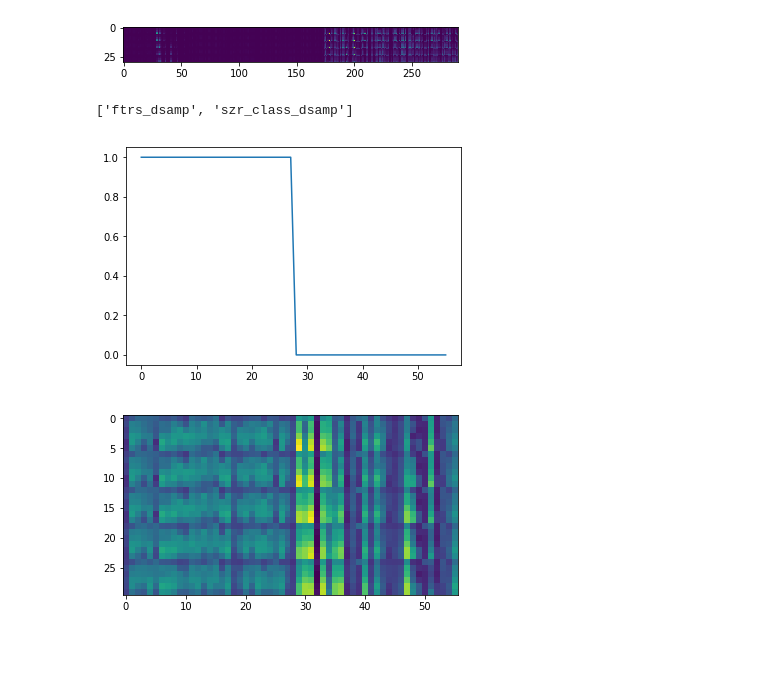
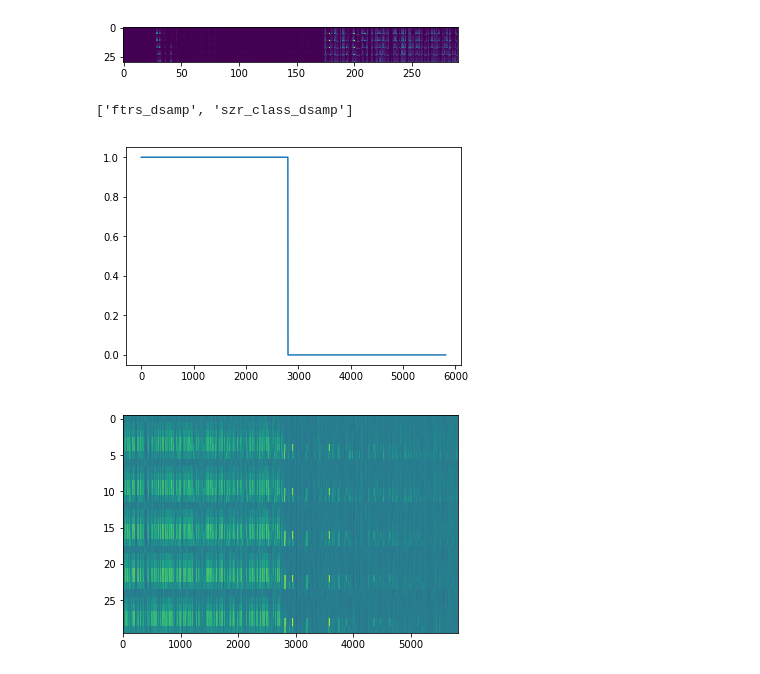
Before and after one commit to dmgroppe/SZR_ANT, a Jupyter notebook: EU_GENERAL/cluster_sbox_aes_lap.ipynb, the cells around one changed output. Saved outputs shown, nothing was run; the diff lists cells and outputs as text; code cells hidden in the pictures; blank space fills up the shorter version.

```diff
--- a/EU_GENERAL/cluster_sbox_aes_lap.ipynb
+++ b/EU_GENERAL/cluster_sbox_aes_lap.ipynb
@@ -122,18 +122,23 @@ done
 [figure]
 # %%
 temp_fname='kdownsampled_253.npz'
+temp_fname='kdownsampled_1077.npz'
+temp_fname='kdownsampled_1096.npz'
+temp_fname='kdownsampled_590.npz'
+temp_fname='kdownsampled_620.npz'
+temp_fname='kdownsampled_958.npz'
 bro=np.load(temp_fname)
 print(bro.keys())
 
 plt.figure(3)
 plt.clf()
 plt.plot(bro['szr_class_dsamp'])
 
 plt.figure(4)
 plt.clf()
 mn_ftr=np.min(bro['ftrs_dsamp'])
-plt.imshow(np.log10(bro['ftrs_dsamp'].T-mn_ftr+1));
+plt.imshow(np.log10(bro['ftrs_dsamp'].T-mn_ftr+1),aspect='auto');
 # %% [output]
 ['ftrs_dsamp', 'szr_class_dsamp']
-[figure, old version]
+[figure, new version]
-[figure, old version]
+[figure, new version]
```
Also changed, not shown: 6 other files.
